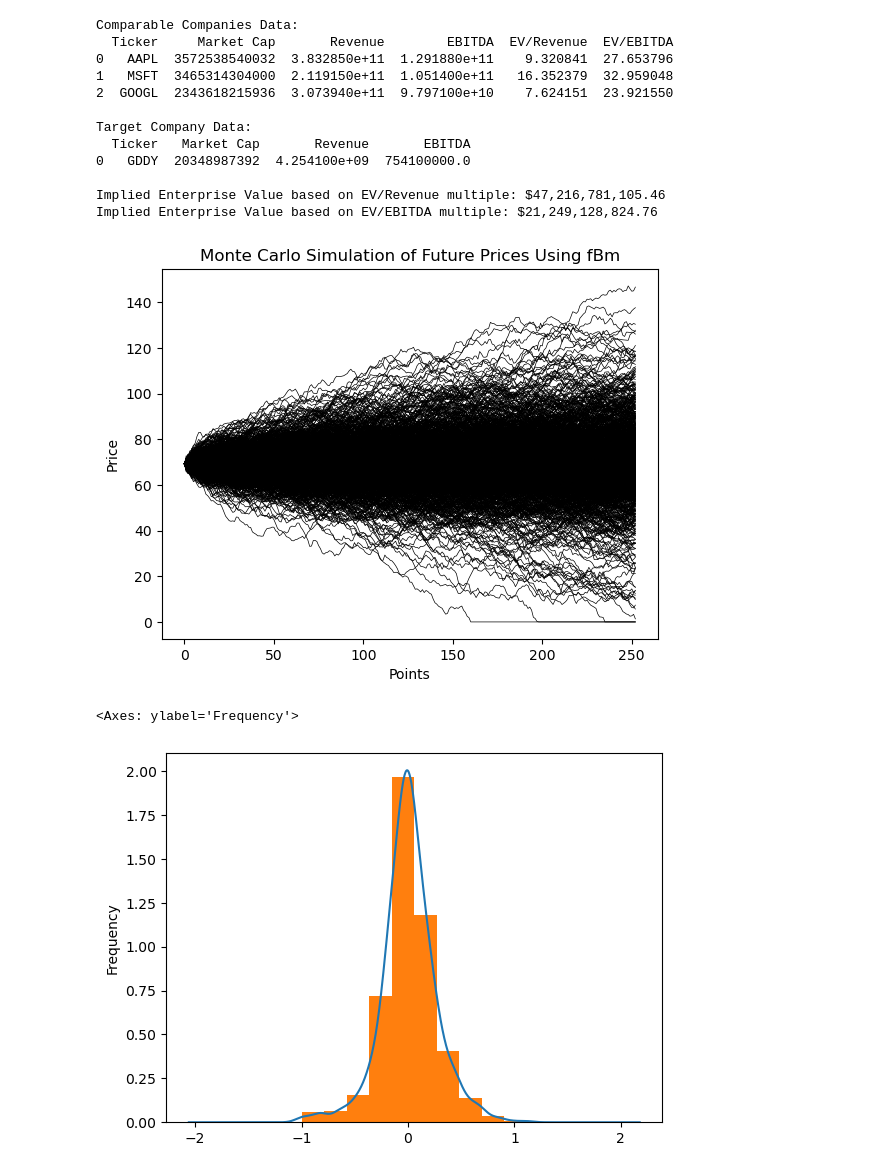
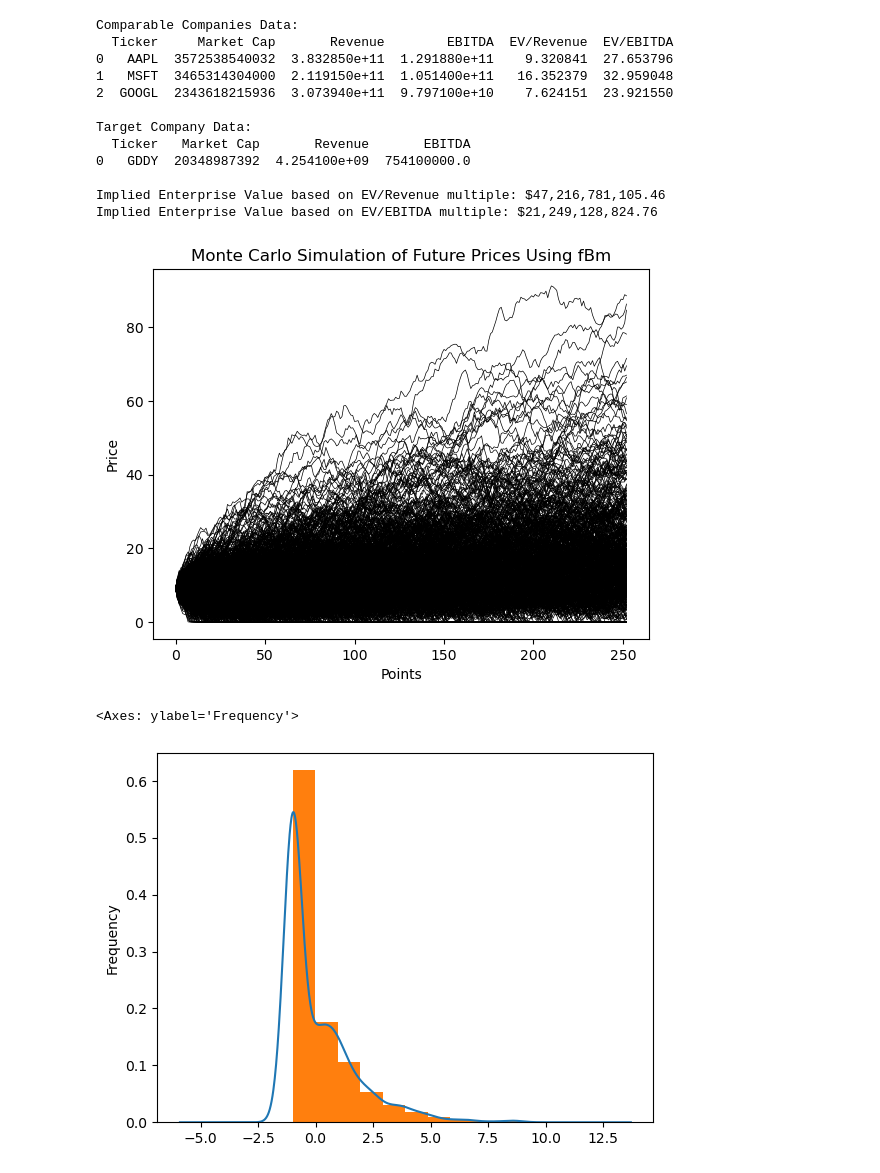
Before and after one commit to ab123-bruh/fund_temp, a Jupyter notebook: mvtest.ipynb, the cells around one changed output. Saved outputs shown, nothing was run; the diff lists cells and outputs as text; code cells hidden in the pictures.

```diff
--- a/mvtest.ipynb
+++ b/mvtest.ipynb
@@ -464,39 +464,39 @@ import yfinance as yf
 import numpy as np
 import pandas as pd
 
-df = yf.download('KO', start='2023-01-01', progress=False)
+df = yf.download('SIGA', start='2023-01-01', progress=False)
 num_days = 252
 
 num_simulations = 1000
 simulation = np.zeros((num_days+1, num_simulations))
 
 start = df["Adj Close"].values.tolist()[-1]
 
 for i in range(num_simulations):
   H = np.random.uniform(low=.332345,high=.6435543)
   fgn = FractionalGaussianNoise(hurst=H,t=num_days)
   sim = fgn._sample_fractional_gaussian_noise(num_days)
   sim = sim.cumsum()
   sim = np.insert(sim, [0], 0)
 
   simulation[:, i] += sim
 
   ruin = np.where(sim < start*-1)[0].tolist()
   if len(ruin) >= 1:
     simulation[ruin[0]:,i] = start*-1
 
 simulation = pd.DataFrame(simulation) + start
 
 for i in range(num_simulations):
     plt.plot(simulation[i], lw=0.5,color="black")
 
 
 plt.title(f"Monte Carlo Simulation of Future Prices Using fBm")
 plt.xlabel("Points")
 plt.ylabel("Price")
 plt.show()
 # %% [output]
-[figure, old version]
+[figure, new version]
 # %%
 fig, ax = plt.subplots()
 
@@ -508,4 +508,4 @@ ret.plot(kind="hist",density=True)
 # plt.show()
 # %% [output]
 <Axes: ylabel='Frequency'>
-[figure, old version]
+[figure, new version]
```
Also changed, not shown: parts of 1 cell of this notebook, 1 other file.
